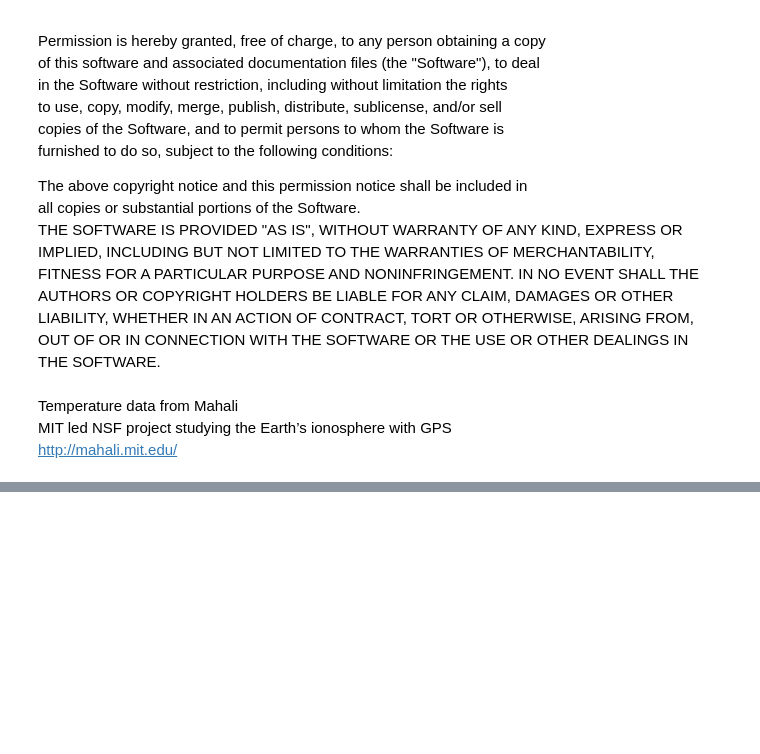
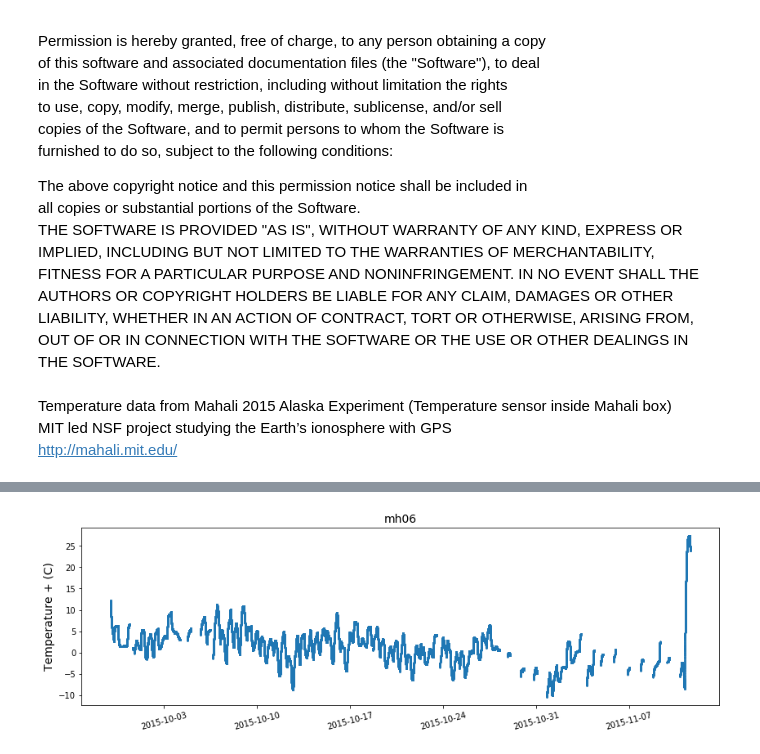
Before and after one commit to MITHaystack/scikit-dataaccess, a Jupyter notebook: skdaccess/examples/Demo_Mahali_Temperature.ipynb, the cells around one changed output, grey strips where cells are left out. Drawn from its saved outputs; the diff is of its cells as text; code cells hidden in the pictures; blank space fills up the shorter version.

Commit message:
Added more plots

```diff
--- a/skdaccess/examples/Demo_Mahali_Temperature.ipynb
+++ b/skdaccess/examples/Demo_Mahali_Temperature.ipynb
@@ -23,23 +23,29 @@ LIABILITY, WHETHER IN AN ACTION OF CONTRACT, TORT OR OTHERWISE, ARISING FROM,<br
 OUT OF OR IN CONNECTION WITH THE SOFTWARE OR THE USE OR OTHER DEALINGS IN<br>
 THE SOFTWARE.<br>
 # %%
-%matplotlib notebook
+%matplotlib inline
 import matplotlib.pyplot as plt
+import pandas as pd
+plt.rcParams['figure.figsize'] = (14,14)
 # %% [markdown]
-Temperature data from Mahali <br>
+Temperature data from Mahali 2015 Alaska Experiment (Temperature sensor inside Mahali box) <br>
 MIT led NSF project studying the Earth’s ionosphere with GPS<br>
 http://mahali.mit.edu/
 # %%
 from skdaccess.framework.param_class import *
 from skdaccess.geo.mahali.temperature.data_fetcher import DataFetcher as MHDF
+# %%
+station_list = [ 'mh02', 'mh03', 'mh04', 'mh05', 'mh06', 'mh07', 'mh08', 'mh09', 'mh13']
 # %%
-mhdf = MHDF([AutoList(['mh06'])])
+mhdf = MHDF([AutoList(station_list)])
 # %%
 dw = mhdf.output()
 # %%
-label, data = next(dw.getIterator())
+label = 'mh06'
+data = dw.get()['mh06']
 plt.plot(data['Temperature'],'o',markersize=1);
-plt.title(label);
-plt.ylabel('Temperature');
+plt.title(label,fontsize=14);
+plt.ylabel('Temperature + (C)', fontsize=14);
 plt.xticks(rotation=15);
+plt.gcf().set_size_inches(14,4)
 # %% [output]
@@ -47,0 +52 @@ plt.xticks(rotation=15);
+[figure, added]
```
Also changed, not shown: parts of 3 cells of this notebook.
